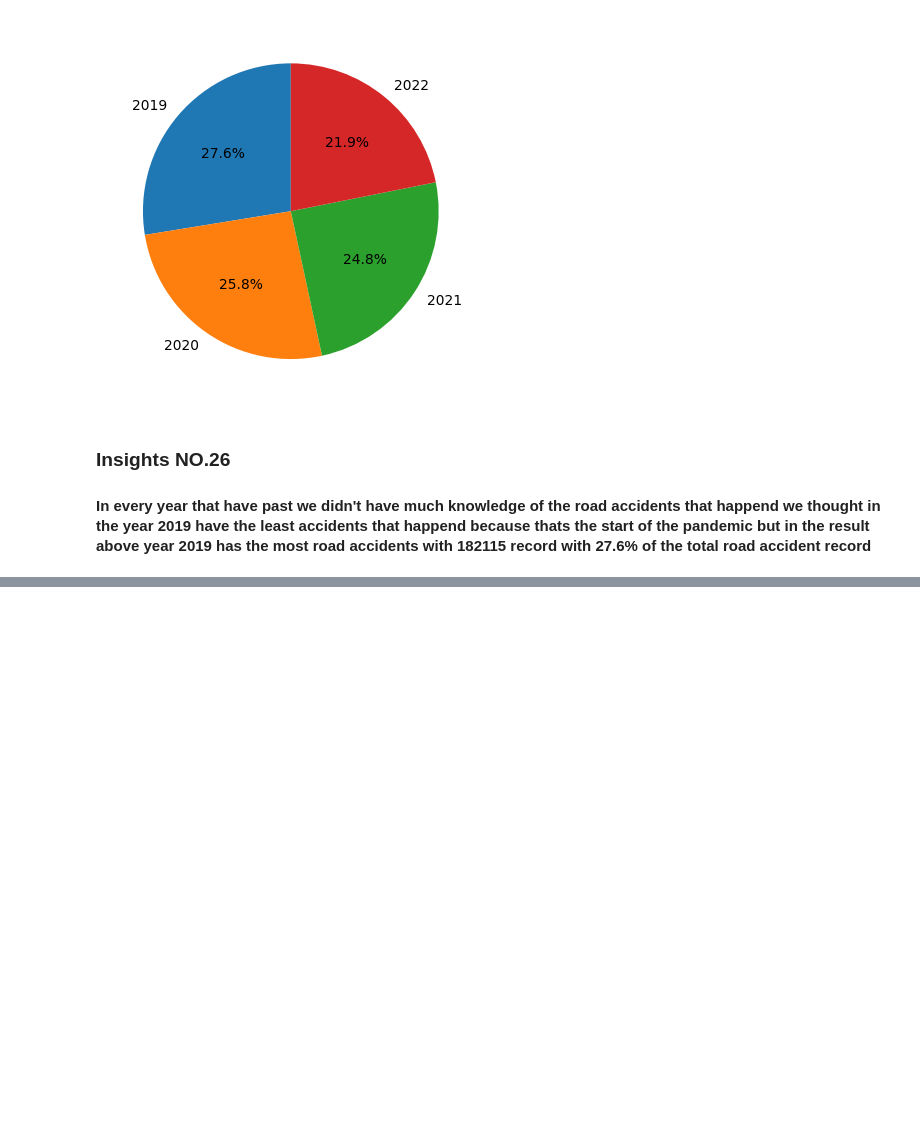
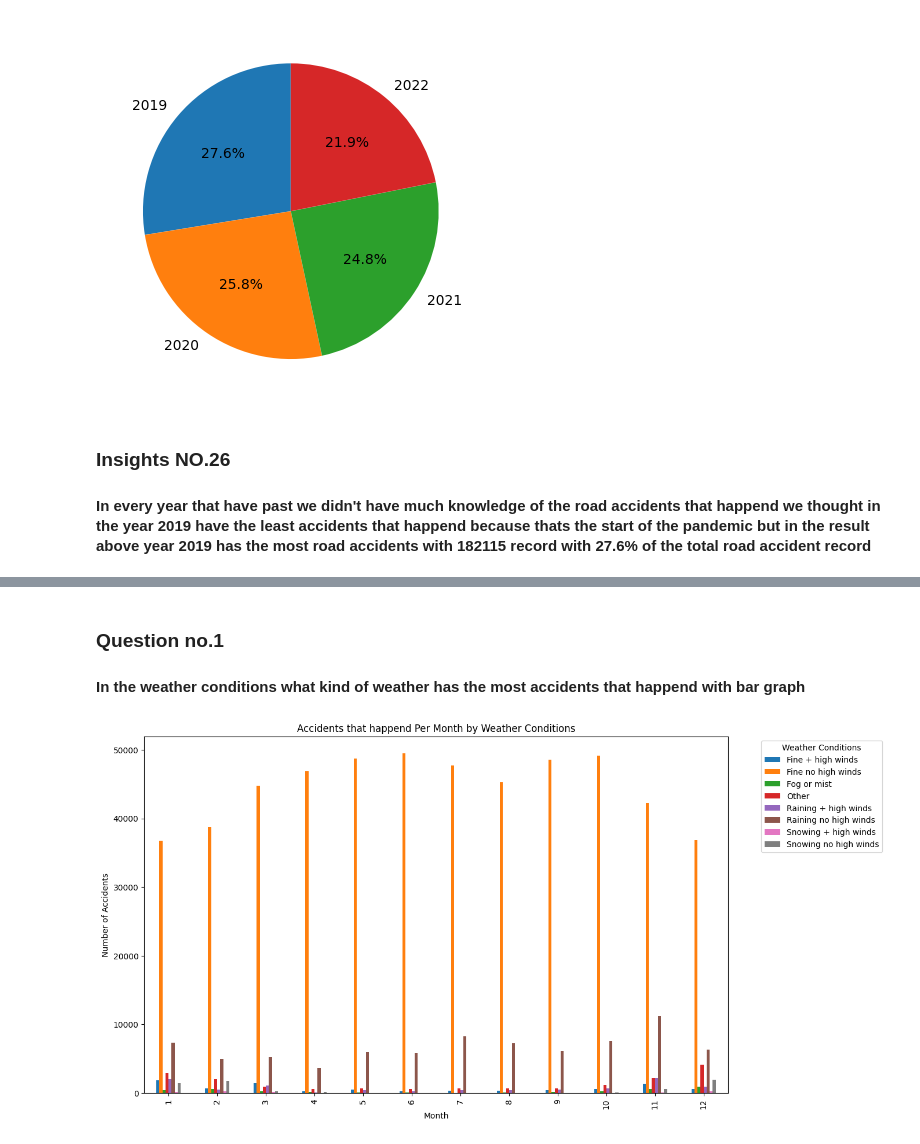
Before and after one commit to kitty1926/ITELEC303_Accident_DAPATNAPO, a Jupyter notebook: 20Q.ipynb, the cells around one changed output, grey strips where cells are left out. Saved outputs shown, nothing was run; the diff lists cells and outputs as text; code cells hidden in the pictures; blank space fills up the shorter version.

```diff
--- a/20Q.ipynb
+++ b/20Q.ipynb
@@ -776,0 +817,14 @@ plt.show()
+# %% [markdown]
+<h3>Question no.1</h3>
+<h4>In the weather conditions what kind of weather has the most accidents that happend with bar graph</h4>
+# %%
+accidents_B = drive.groupby(['Month','Weather_Conditions']).size().unstack()
+accidents_B.plot(kind='bar')
+plt.title("Accidents that happend Per Month by Weather Conditions")
+plt.xlabel('Month')
+plt.legend(title='Weather Conditions', bbox_to_anchor=(1.05, 1), loc='upper left')
+plt.ylabel('Number of Accidents')
+plt.gcf().set_size_inches(13,8)
+plt.show()
+# %% [output]
+[figure, added]
```
Also changed, not shown: parts of 26 cells of this notebook.
